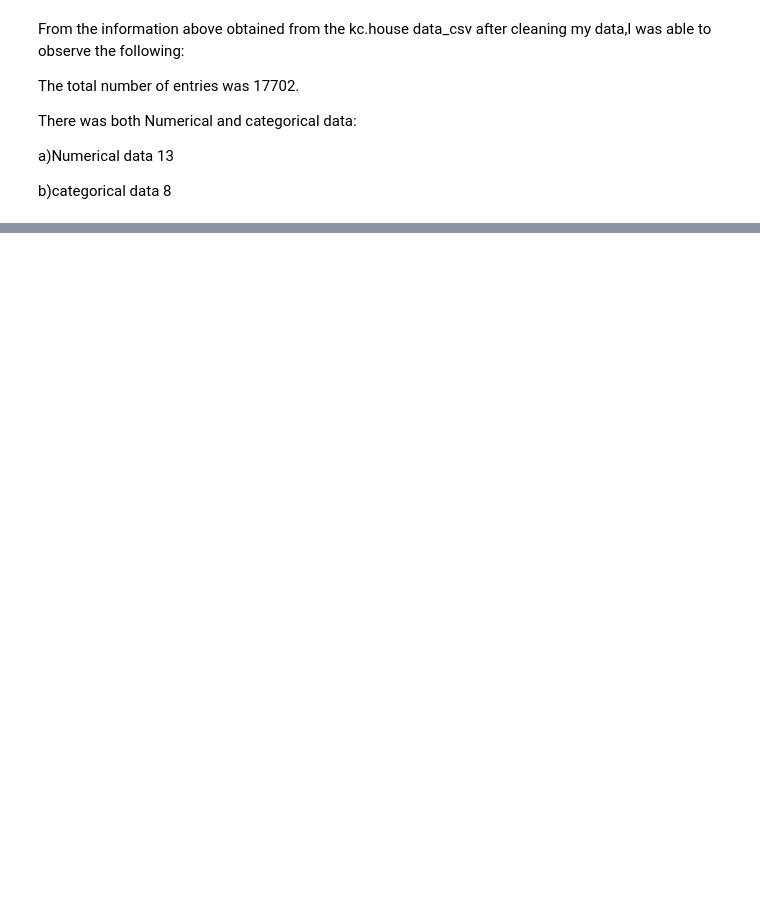
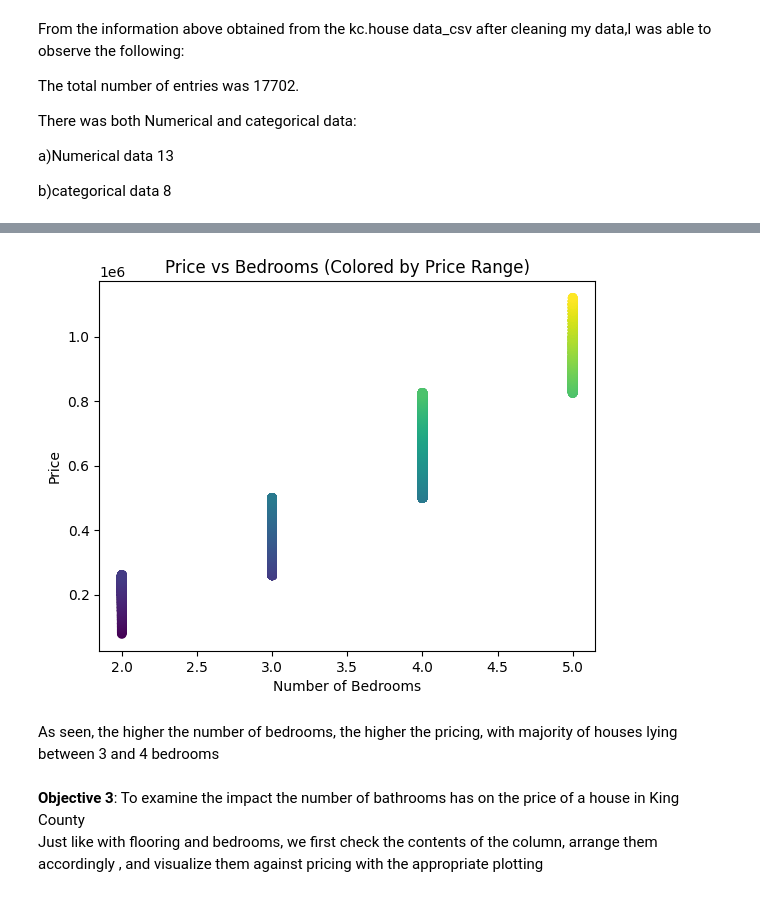
Before and after one commit to Kamaukaguru/Phase2-project-Grp6, a Jupyter notebook: student.ipynb, the cells around one changed output, grey strips where cells are left out. Cells and saved outputs as stored; diff of their text form; code cells hidden in the pictures; blank space fills up the shorter version.

```diff
--- a/student.ipynb
+++ b/student.ipynb
@@ -579,0 +703,4 @@ b)categorical data 8
+# %%
+#sorting them in ascending order
+sorted_df_bedrooms = df_cleaned.sort_values(by=['bedrooms'])
+sorted_df_bedrooms['bedrooms']
@@ -579,0 +720,25 @@ b)categorical data 8
+# %%
+#Plotting
+color_ranges = [0, 1, 2, 3, 4]  # Define price ranges for coloring
+colors = ['red', 'yellow','orange', 'green']  # Define colors for each range
+
+# Create a colormap based on price ranges and colors
+cmap = plt.cm.get_cmap('coolwarm')  # Or any other colormap you prefer
+norm = plt.Normalize(vmin=min(color_ranges), vmax=max(color_ranges))
+sm = plt.cm.ScalarMappable(cmap=cmap, norm=norm)
+sm.set_array([])
+
+# Color points based on price ranges
+plt.scatter(sorted_df_bedrooms['bedrooms'], sorted_df_price['price'], c=norm(sorted_df_price['price']))
+
+plt.xlabel('Number of Bedrooms')
+plt.ylabel('Price')
+plt.title('Price vs Bedrooms (Colored by Price Range)')
+plt.show()
+# %% [output]
+[figure, added]
+# %% [markdown]
+As seen, the higher the number of bedrooms, the higher the pricing, with majority of houses lying between 3 and 4 bedrooms
+# %% [markdown]
+**Objective 3**: To examine the impact the number of bathrooms has on the price of a house in King County
+Just like with flooring and bedrooms, we first check the contents of the column, arrange them accordingly , and visualize them against pricing with the appropriate plotting
```
Also changed, not shown: parts of 26 cells of this notebook.
